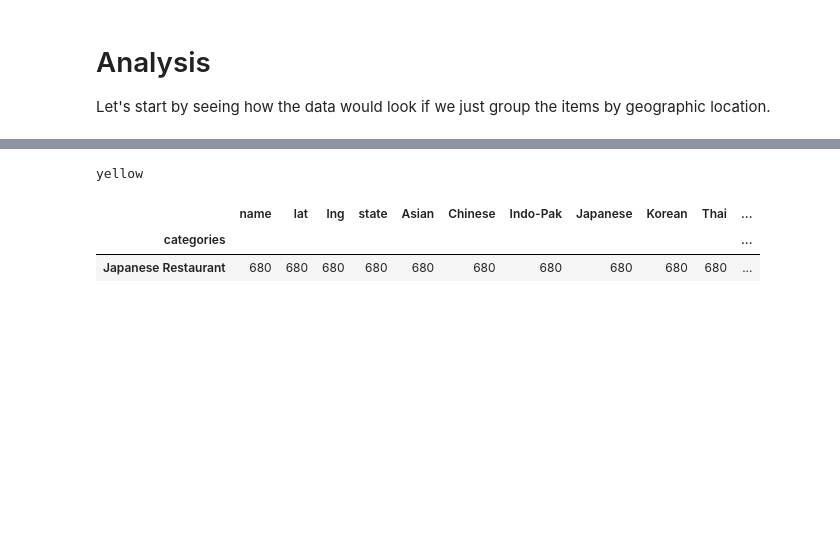
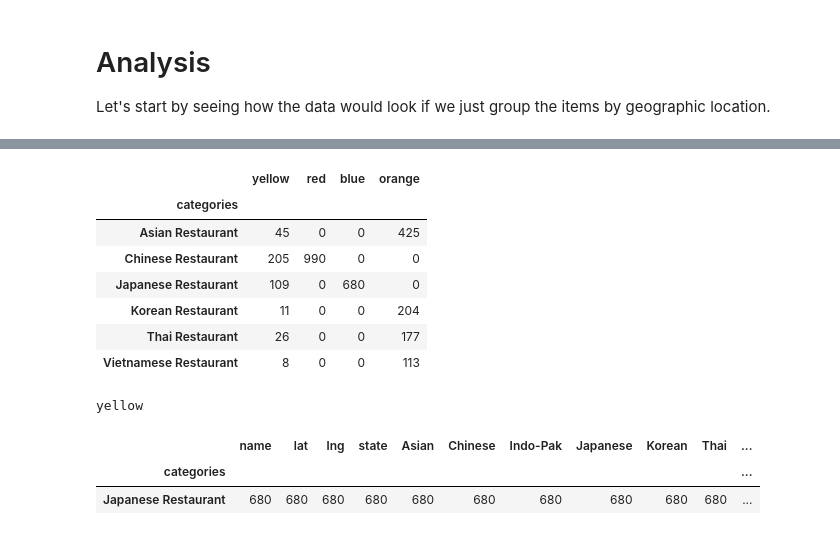
Before and after one commit to JamesDCage/Final-Week-0, a Jupyter notebook: Extracting_Data_from_Foursquare.ipynb, the cells around one changed output, grey strips where cells are left out. Cells and saved outputs as stored; diff of their text form; code cells hidden in the pictures; blank space fills up the shorter version.

Commit message:
Now with crosstabs!
Seeeeexxxy

```diff
--- a/Extracting_Data_from_Foursquare.ipynb
+++ b/Extracting_Data_from_Foursquare.ipynb
@@ -795,3 +793,24 @@ map_georgia
+# %%
+df_simple=df_georgia[['categories','cluster']]
+
+df_cross = pd.crosstab(df_simple.categories, df_simple.cluster)
+
+df_cross.columns = [color_dict[i] for i in list(df_cross.columns)]
+
+# df_simple.groupby(['categories','cluster']).count()
+# df_simple
+# pd.pivot_table(df_simple, index=['categories'])
+
+df_cross
+# %% [output]
+|  | yellow | red | blue | orange |
+| categories |  |  |  |  |
+| Asian Restaurant | 45 | 0 | 0 | 425 |
+| Chinese Restaurant | 205 | 990 | 0 | 0 |
+| Japanese Restaurant | 109 | 0 | 680 | 0 |
+| Korean Restaurant | 11 | 0 | 0 | 204 |
+| Thai Restaurant | 26 | 0 | 0 | 177 |
+| Vietnamese Restaurant | 8 | 0 | 0 | 113 |
 # %%
 x = 0
 print(color_dict[x])
```
Also changed, not shown: parts of 5 cells of this notebook.
